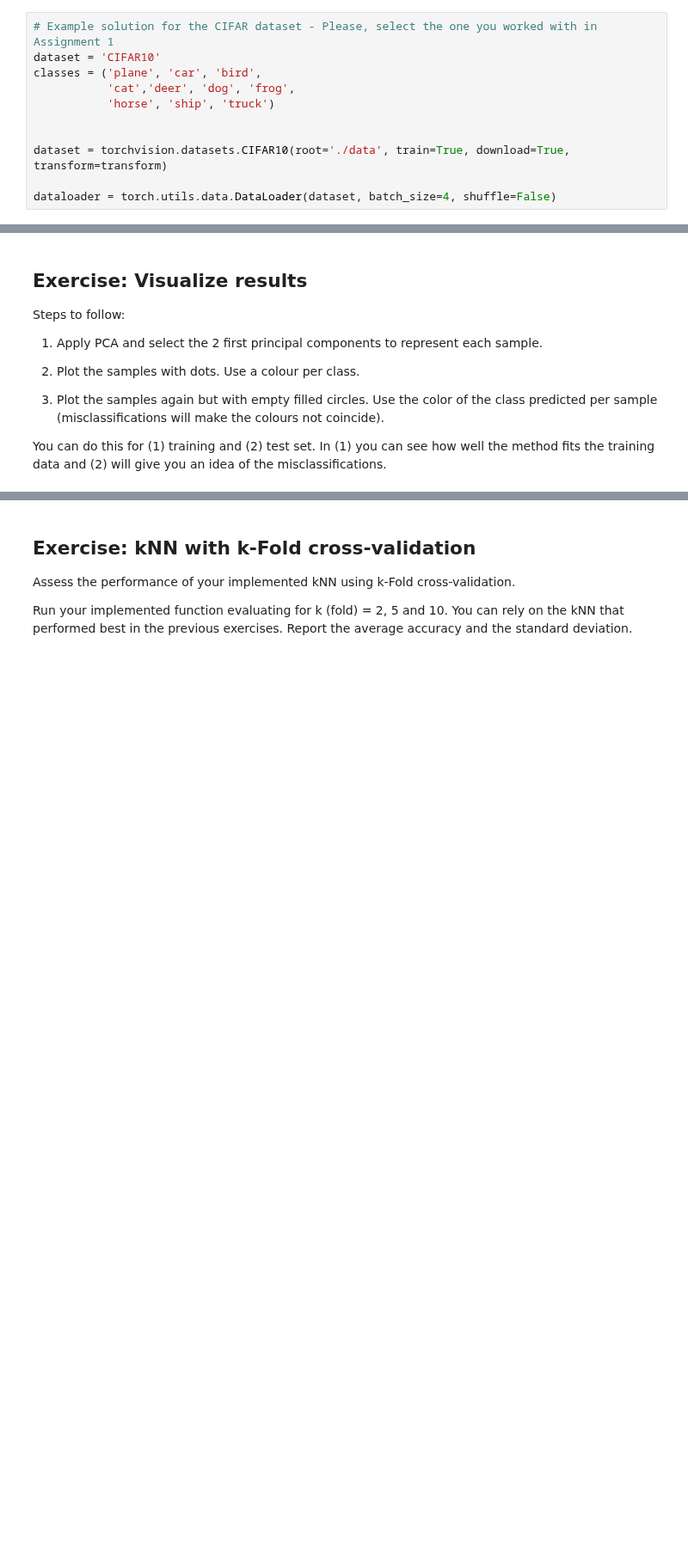
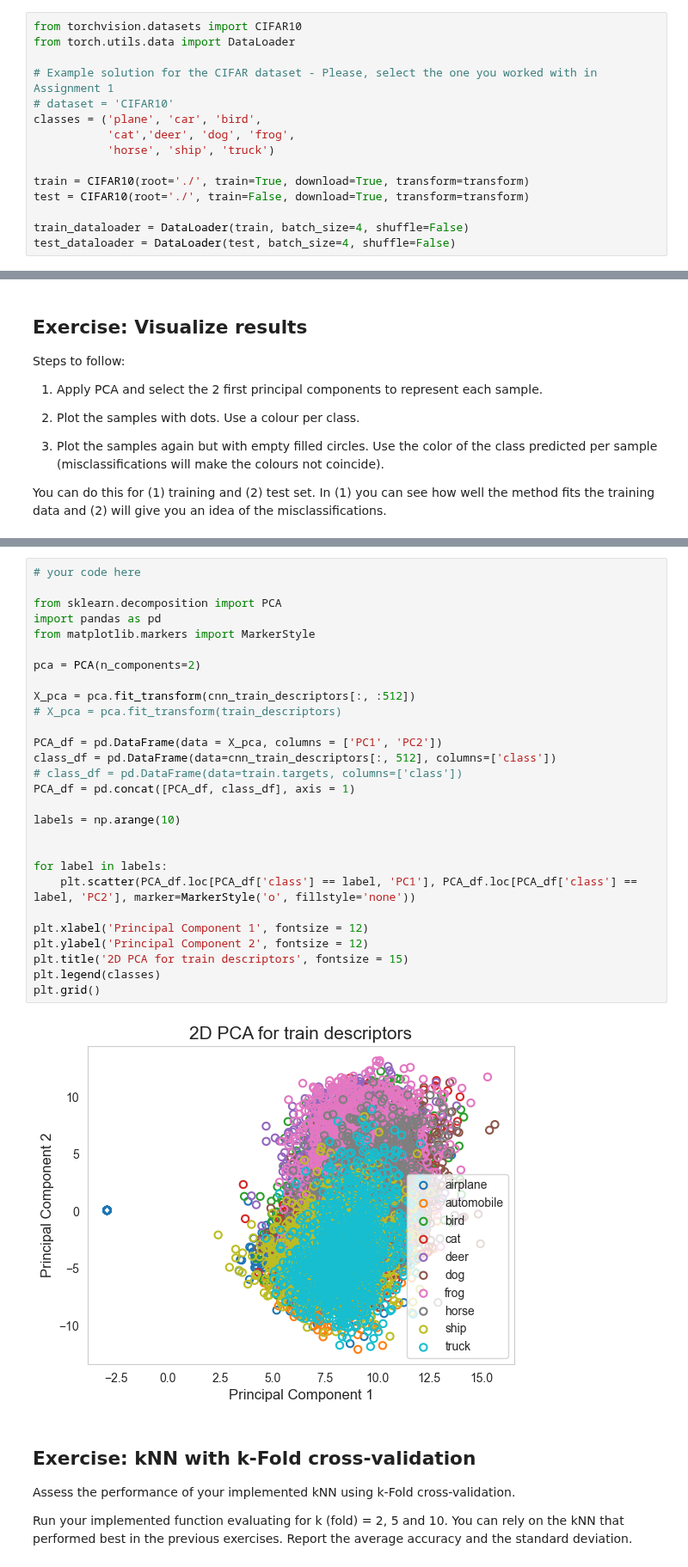
Before and after one commit to Frederico-lp/Data-Science, a Jupyter notebook: assignmentsCV/Assignment 2 - Feature extraction and classification.ipynb, the cells around one changed output, grey strips where cells are left out. Shown at 86% size. Cells and saved outputs as stored; diff of their text form; blank space fills up the shorter version.

```diff
--- a/assignmentsCV/Assignment 2 - Feature extraction and classification.ipynb
+++ b/assignmentsCV/Assignment 2 - Feature extraction and classification.ipynb
@@ -58,13 +56,17 @@ transform = transforms.Compose([
 # %% [markdown]
 Load your dataset
 # %%
+from torchvision.datasets import CIFAR10
+from torch.utils.data import DataLoader
+
 # Example solution for the CIFAR dataset - Please, select the one you worked with in Assignment 1
-dataset = 'CIFAR10'
+# dataset = 'CIFAR10'
 classes = ('plane', 'car', 'bird',
            'cat','deer', 'dog', 'frog',
            'horse', 'ship', 'truck')
 
+train = CIFAR10(root='./', train=True, download=True, transform=transform)
+test = CIFAR10(root='./', train=False, download=True, transform=transform)
 
-dataset = torchvision.datasets.CIFAR10(root='./data', train=True, download=True, transform=transform)
-
-dataloader = torch.utils.data.DataLoader(dataset, batch_size=4, shuffle=False)
+train_dataloader = DataLoader(train, batch_size=4, shuffle=False)
+test_dataloader = DataLoader(test, batch_size=4, shuffle=False)
@@ -170,3 +258,33 @@ You can do this for (1) training and (2) test set. In (1) you can see how well t
+# %%
+# your code here
+
+from sklearn.decomposition import PCA
+import pandas as pd
+from matplotlib.markers import MarkerStyle
+
+pca = PCA(n_components=2)
+
+X_pca = pca.fit_transform(cnn_train_descriptors[:, :512])
+# X_pca = pca.fit_transform(train_descriptors)
+
+PCA_df = pd.DataFrame(data = X_pca, columns = ['PC1', 'PC2'])
+class_df = pd.DataFrame(data=cnn_train_descriptors[:, 512], columns=['class'])
+# class_df = pd.DataFrame(data=train.targets, columns=['class'])
+PCA_df = pd.concat([PCA_df, class_df], axis = 1)
+
+labels = np.arange(10)
+
+
+for label in labels:
+    plt.scatter(PCA_df.loc[PCA_df['class'] == label, 'PC1'], PCA_df.loc[PCA_df['class'] == label, 'PC2'], marker=MarkerStyle('o', fillstyle='none'))
+
+plt.xlabel('Principal Component 1', fontsize = 12)
+plt.ylabel('Principal Component 2', fontsize = 12)
+plt.title('2D PCA for train descriptors', fontsize = 15)
+plt.legend(classes)
+plt.grid()
+# %% [output]
+[figure, added]
 # %% [markdown]
 ## Exercise: kNN with k-Fold cross-validation
 
```
Also changed, not shown: parts of 20 cells of this notebook, 2 other files.
